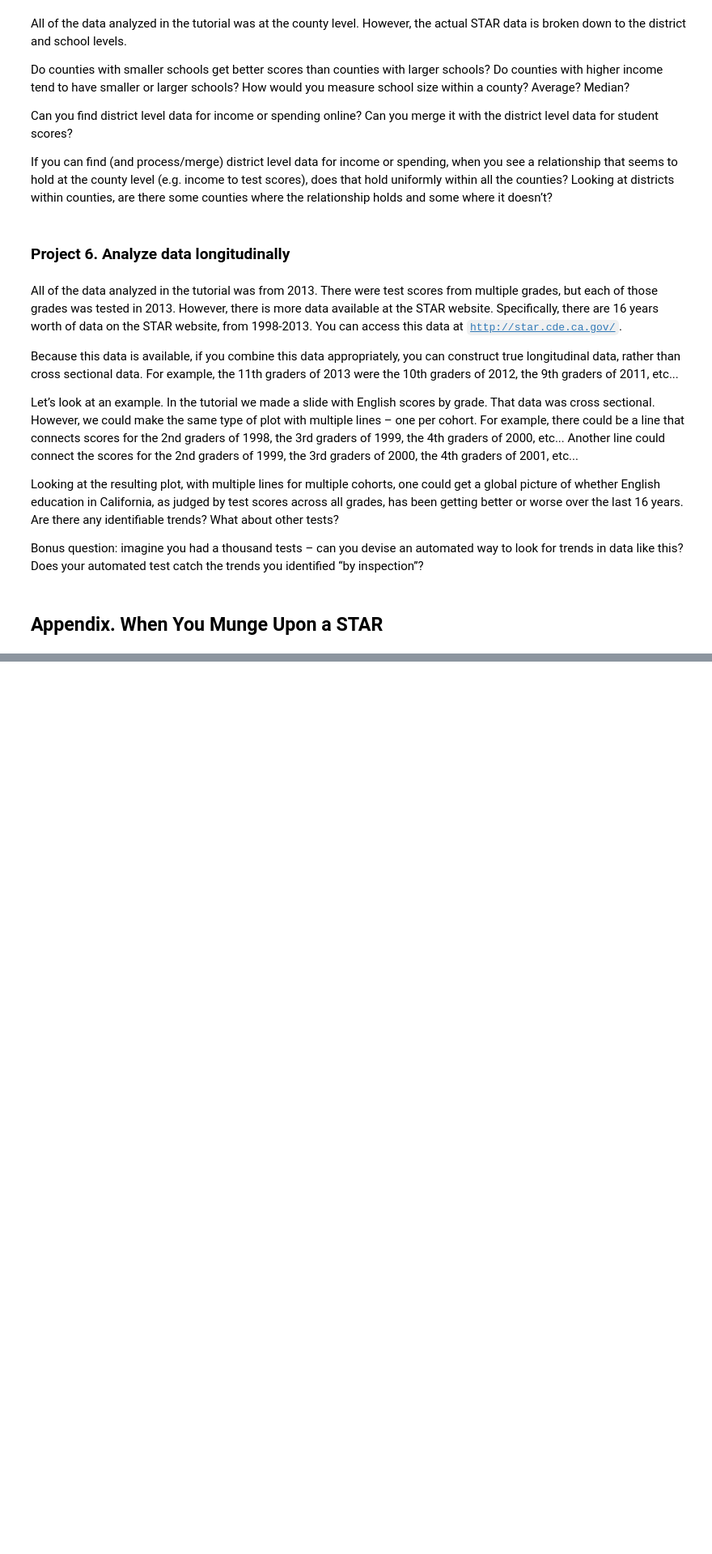
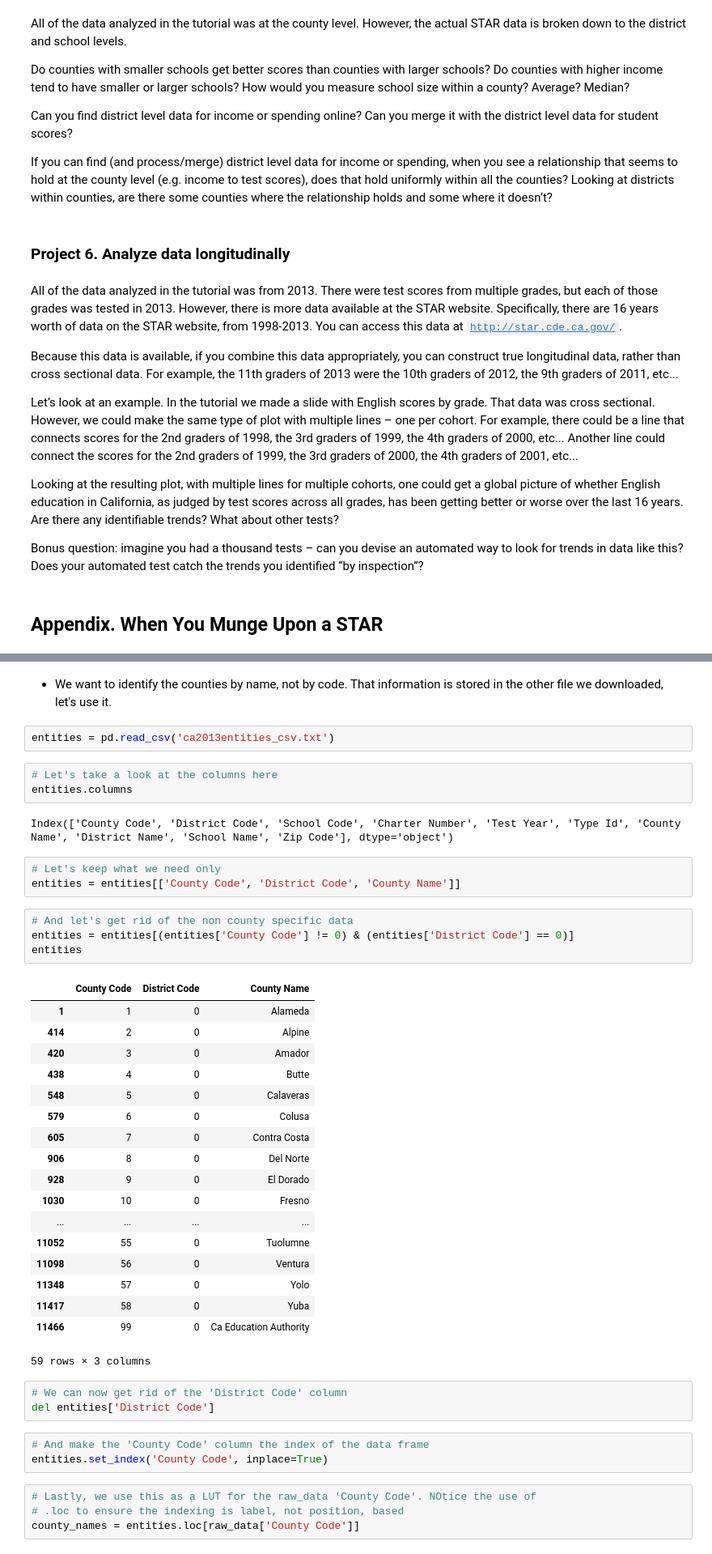
Before and after one commit to jaimefrio/data_science_fun_conference_2015_pandas_in_a_hurry, a Jupyter notebook: pandas_in_a_hurry.ipynb, the cells around one changed output, grey strips where cells are left out. Shown: that part at 81% size. Cells and saved outputs as stored; diff of their text form; blank space fills up the shorter version.

Commit message:
New stuff in the appendix
Added most of the data munging explanation, some missing stuff still!

```diff
--- a/pandas_in_a_hurry.ipynb
+++ b/pandas_in_a_hurry.ipynb
@@ -471,0 +505,45 @@ Bonus question: imagine you had a thousand tests – can you devise an automated
+# %% [markdown]
+* We want to identify the counties by name, not by code. That information is stored in the other file we downloaded, let's use it.
+# %%
+entities = pd.read_csv('ca2013entities_csv.txt')
+# %%
+# Let's take a look at the columns here
+entities.columns
+# %% [output]
+Index(['County Code', 'District Code', 'School Code', 'Charter Number', 'Test Year', 'Type Id', 'County Name', 'District Name', 'School Name', 'Zip Code'], dtype='object')
+# %%
+# Let's keep what we need only
+entities = entities[['County Code', 'District Code', 'County Name']]
+# %%
+# And let's get rid of the non county specific data
+entities = entities[(entities['County Code'] != 0) & (entities['District Code'] == 0)]
+entities
+# %% [output]
+|  | County Code | District Code | County Name |
+| 1 | 1 | 0 | Alameda |
+| 414 | 2 | 0 | Alpine |
+| 420 | 3 | 0 | Amador |
+| 438 | 4 | 0 | Butte |
+| 548 | 5 | 0 | Calaveras |
+| 579 | 6 | 0 | Colusa |
+| 605 | 7 | 0 | Contra Costa |
+| 906 | 8 | 0 | Del Norte |
+| 928 | 9 | 0 | El Dorado |
+| 1030 | 10 | 0 | Fresno |
+| ... | ... | ... | ... |
+| 11052 | 55 | 0 | Tuolumne |
+| 11098 | 56 | 0 | Ventura |
+| 11348 | 57 | 0 | Yolo |
+| 11417 | 58 | 0 | Yuba |
+| 11466 | 99 | 0 | Ca Education Authority |
+59 rows × 3 columns
+# %%
+# We can now get rid of the 'District Code' column
+del entities['District Code']
+# %%
+# And make the 'County Code' column the index of the data frame
+entities.set_index('County Code', inplace=True)
+# %%
+# Lastly, we use this as a LUT for the raw_data 'County Code'. NOtice the use of
+# .loc to ensure the indexing is label, not position, based
+county_names = entities.loc[raw_data['County Code']]
```
Also changed, not shown: parts of 27 cells of this notebook.
